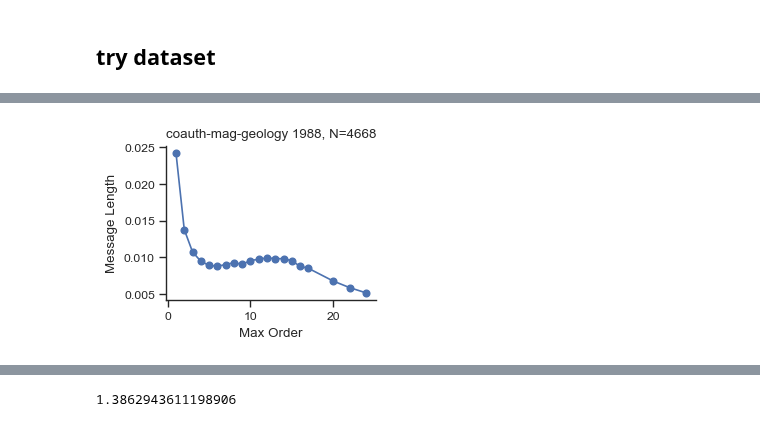
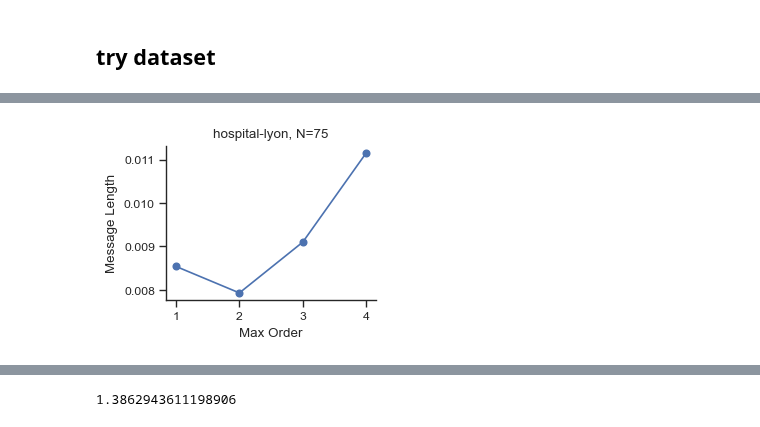
Before and after one commit to maximelucas/hypergraph_reducibility, a Jupyter notebook: notebooks/figure_3_datasets.ipynb, the cells around one changed output, grey strips where cells are left out. Cells and saved outputs as stored; diff of their text form; code cells hidden in the pictures.

```diff
--- a/notebooks/figure_3_datasets.ipynb
+++ b/notebooks/figure_3_datasets.ipynb
@@ -55,7 +55,7 @@ data_names = [
     #"email-enron",
     #"email-eu",
     #"kaggle-whats-cooking",
-    #"hospital-lyon",
+    "hospital-lyon",
     #"contact-high-school",
     #"contact-primary-school",
     #"tags-ask-ubuntu",
@@ -63,9 +63,10 @@ data_names = [
     #"disgenenet",
     #"diseasome",
     #"ndc-substances",
-    "coauth-mag-geology",
+    #"coauth-mag-geology",
     #"coauth-mag-history",
     #"coauth-dblp",
+    #"dawn"
     ]
 
 HGs = {}
@@ -115,9 +112,4 @@ Hypergraph named coauth-MAG-Geology with 4668 nodes and 2177 hyperedges
-# %%
-H0 = H
-orders = np.array(xgi.unique_edge_sizes(H0)) - 1
-weights = np.ones(len(orders))
-N = H0.num_nodes
 # %%
-sparse = True
+sparse = False
 # %%
 tau_c = find_charact_tau(H0, orders, weights, rescale_per_node=rescale, sparse=sparse)
@@ -124,5 +119,5 @@ tau_c = find_charact_tau(H0, orders, weights, rescale_per_node=rescale, sparse=s
 # %%
 
 inverse_rescaling_factors = [max(orders) / d for d in orders]
-Ds_H, lZs_H = optimization(H0, tau_c, rescaling_factors=inverse_rescaling_factors, rescale_per_node=rescale, sparse=sparse)
+Ds_H, lZs_H = optimization(H0, tau_c, rescaling_factors=inverse_rescaling_factors, rescale_per_node=rescale)#, sparse=sparse)
 # %% [output]
@@ -165,20 +222,22 @@ np.savez(
 # %%
 fig, ax = plt.subplots(1, 1, figsize=(2.7, 2))
 
 message_length = Ds_H + lZs_H
 ax.plot(orders, message_length, "o-")
 
 
 ax.set_ylabel("Message Length")
 ax.set_xlabel("Max Order")
 ax.set_title("functional complex.")
 
-ax.set_title(f"{name} {year}, N={N}")
+#ax.set_title(f"{name} {year}, N={N}")
+ax.set_title(f"{name}, N={N}")
 
 sb.despine()
 
-fig_name = f"message_length_{name}_{year}_rescaled_tauc"
+#fig_name = f"message_length_{name}_{year}_rescaled_tauc"
+fig_name = f"message_length_{name}_rescaled_tauc"
 
 plt.savefig(f"{out_dir}{fig_name}.png", dpi=250, bbox_inches="tight")
 # %% [output]
-[figure, old version]
+[figure, new version]
```
Also changed, not shown: parts of 24 cells of this notebook, 13 other files.
